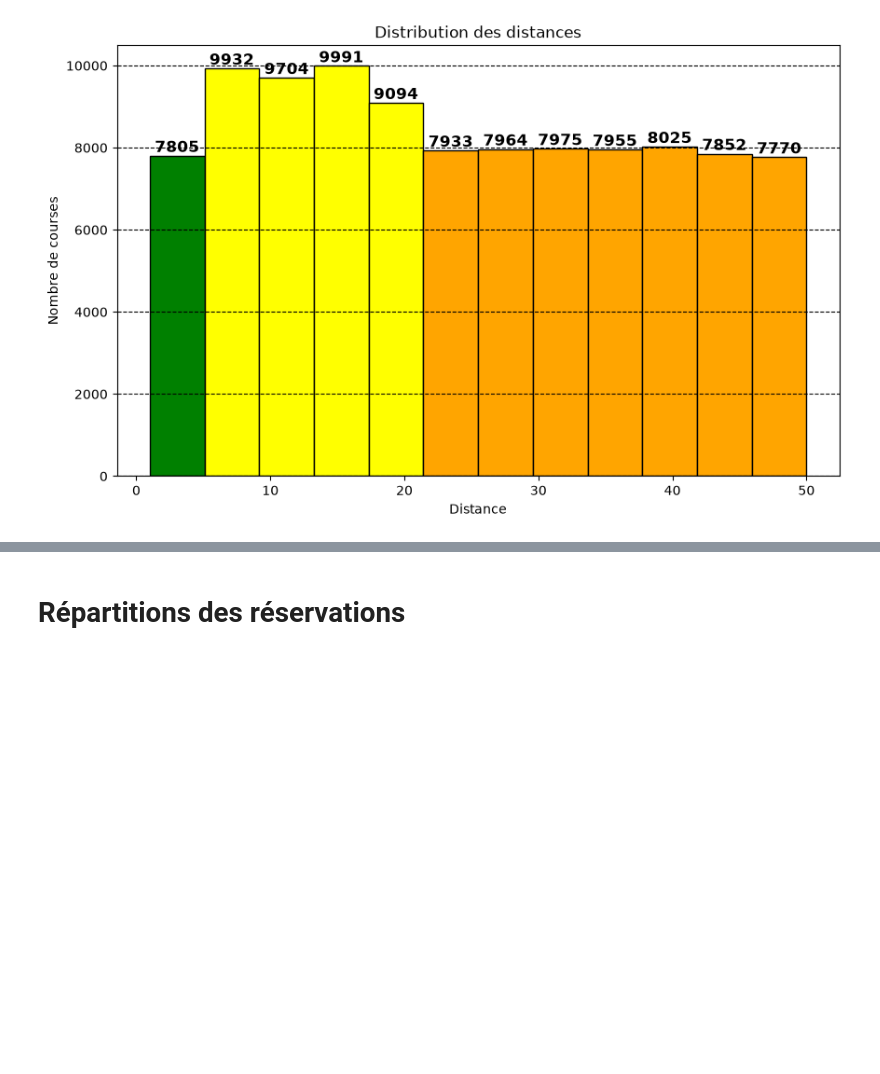
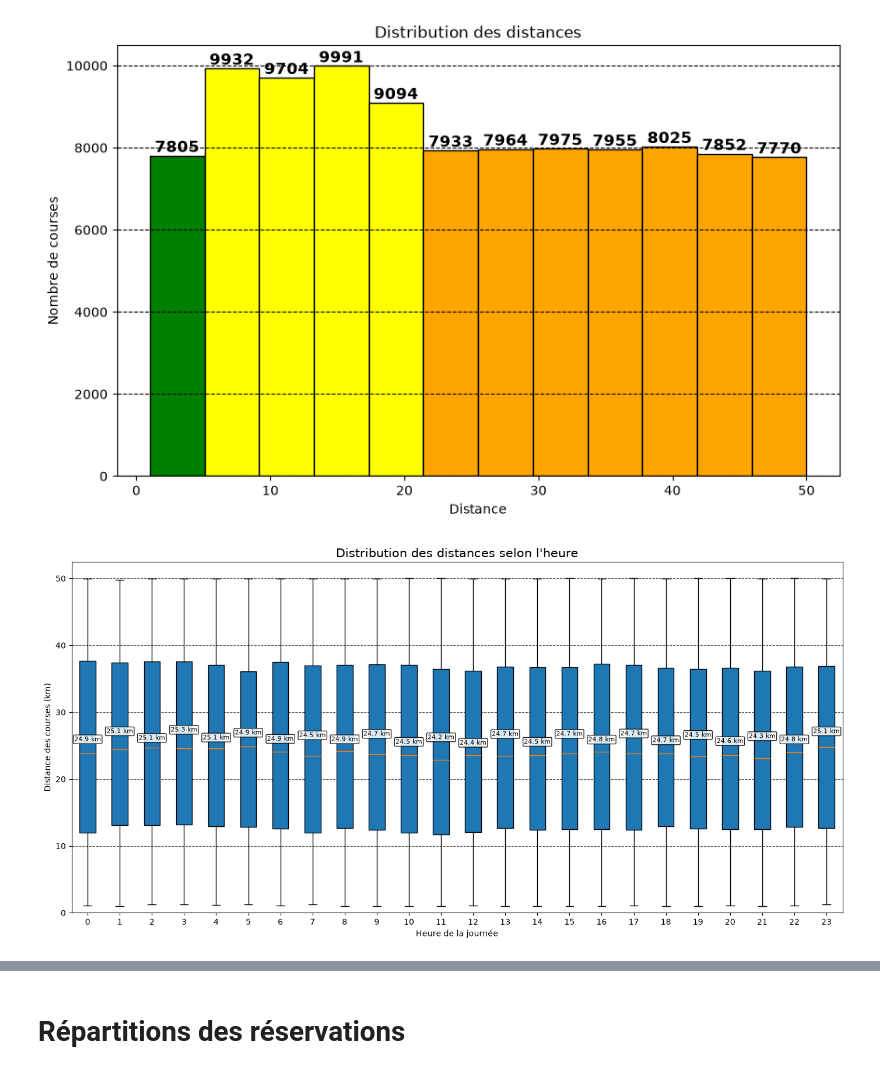
Before and after one commit to Balkis-dev/Repository_Booking, a Jupyter notebook: nettoyer_booking_data.ipynb, the cells around one changed output, grey strips where cells are left out. Saved outputs shown, nothing was run; the diff lists cells and outputs as text; code cells hidden in the pictures; blank space fills up the shorter version.

Commit message:
Ajout de graphiques pour avoir plus de atière pour l'oral

```diff
--- a/nettoyer_booking_data.ipynb
+++ b/nettoyer_booking_data.ipynb
@@ -662,3 +662,93 @@ plt.grid(axis="y", linestyle="--", alpha=1.0, color="black")
 plt.show()
 # %% [output]
 [figure]
+# %%
+import matplotlib.pyplot as plt
+import pandas as pd
+
+
+# Conversion de l'heure
+df["Time"] = pd.to_datetime(
+    df["Time"],
+    format="%H:%M:%S",
+    errors="coerce"
+)
+
+# Extraction de l'heure
+df["Heure"] = df["Time"].dt.hour
+
+
+# Données par heure
+donnees = [
+    df.loc[df["Heure"] == h, "Ride Distance"].dropna()
+    for h in range(24)
+]
+
+
+# Distance moyenne par heure
+moyennes_heure = (
+    df.groupby("Heure")["Ride Distance"]
+    .mean()
+)
+
+
+# Création du graphique
+fig, ax = plt.subplots(figsize=(14,7))
+
+
+ax.boxplot(
+    donnees,
+    tick_labels=range(24),
+    patch_artist=True
+)
+
+
+# Affichage des moyennes avec décalage pour éviter les chevauchements
+for i, valeur in enumerate(moyennes_heure):
+
+    decalage = 0.8 if i % 2 == 0 else 1.8
+
+    ax.text(
+        i + 1,
+        valeur + decalage,
+        f"{valeur:.1f} km",
+        ha="center",
+        fontsize=8,
+        bbox=dict(
+            boxstyle="round,pad=0.15",
+            facecolor="white",
+            edgecolor="black",
+            alpha=0.85
+        )
+    )
+
+ax.set_ylim(
+    0,
+    max(moyennes_heure.max() + 5, ax.get_ylim()[1])
+)
+ax.set_title(
+    "Distribution des distances selon l'heure",
+    fontsize=15
+)
+
+ax.set_xlabel(
+    "Heure de la journée"
+)
+
+ax.set_ylabel(
+    "Distance des courses (km)"
+)
+
+
+ax.grid(
+    axis="y",
+    linestyle="--",
+    alpha=0.7,
+    color="black"
+)
+
+
+plt.tight_layout()
+plt.show()
+# %% [output]
+[figure, added]
```
Also changed, not shown: parts of 9 cells of this notebook.
